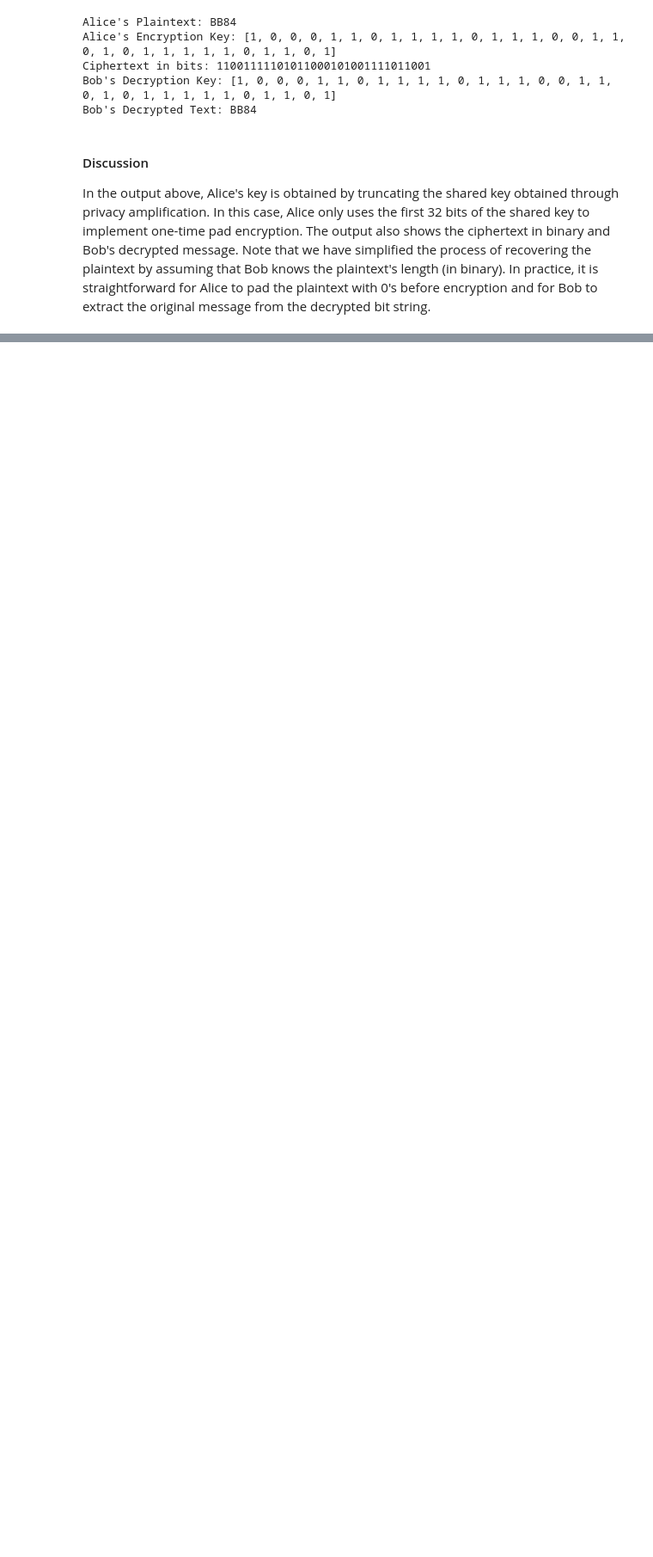
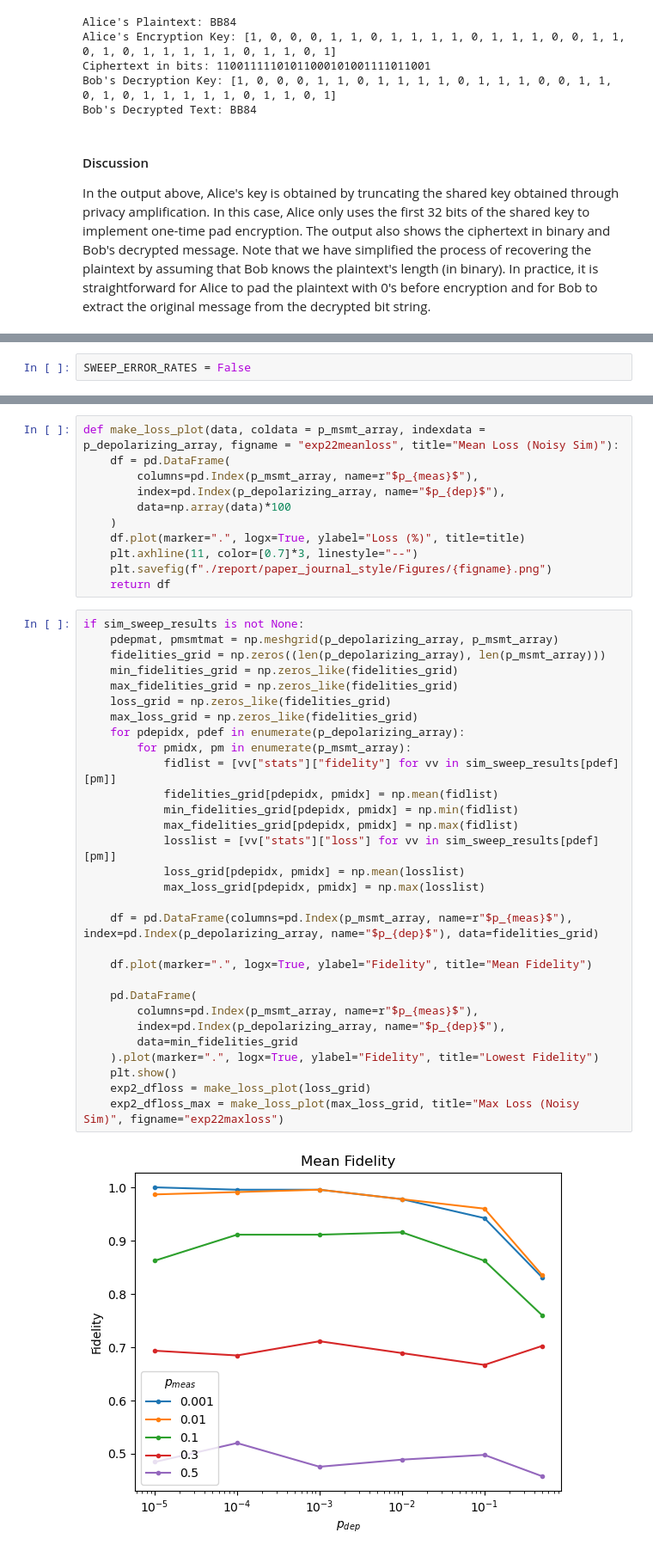
Before and after one commit to stm5340/EN.615.781.81.SP26_Final_Project, a Jupyter notebook: 615781_bb84_experiments.ipynb, the cells around one changed output, grey strips where cells are left out. Shown at 86% size. Cells and saved outputs as stored; diff of their text form; blank space fills up the shorter version.

Commit message:
Noise model sweeps

```diff
--- a/615781_bb84_experiments.ipynb
+++ b/615781_bb84_experiments.ipynb
@@ -1051,0 +1080,2 @@ In the output above, Alice's key is obtained by truncating the shared key obtain
+# %%
+SWEEP_ERROR_RATES = False
@@ -1051,0 +1110,43 @@ In the output above, Alice's key is obtained by truncating the shared key obtain
+# %%
+def make_loss_plot(data, coldata = p_msmt_array, indexdata = p_depolarizing_array, figname = "exp22meanloss", title="Mean Loss (Noisy Sim)"):
+    df = pd.DataFrame(
+        columns=pd.Index(p_msmt_array, name=r"$p_{meas}$"),
+        index=pd.Index(p_depolarizing_array, name="$p_{dep}$"),
+        data=np.array(data)*100
+    )
+    df.plot(marker=".", logx=True, ylabel="Loss (%)", title=title)
+    plt.axhline(11, color=[0.7]*3, linestyle="--")
+    plt.savefig(f"./report/paper_journal_style/Figures/{figname}.png")
+    return df
+# %%
+if sim_sweep_results is not None:
+    pdepmat, pmsmtmat = np.meshgrid(p_depolarizing_array, p_msmt_array)
+    fidelities_grid = np.zeros((len(p_depolarizing_array), len(p_msmt_array)))
+    min_fidelities_grid = np.zeros_like(fidelities_grid)
+    max_fidelities_grid = np.zeros_like(fidelities_grid)
+    loss_grid = np.zeros_like(fidelities_grid)
+    max_loss_grid = np.zeros_like(fidelities_grid)
+    for pdepidx, pdef in enumerate(p_depolarizing_array):
+        for pmidx, pm in enumerate(p_msmt_array):
+            fidlist = [vv["stats"]["fidelity"] for vv in sim_sweep_results[pdef][pm]]
+            fidelities_grid[pdepidx, pmidx] = np.mean(fidlist)
+            min_fidelities_grid[pdepidx, pmidx] = np.min(fidlist)
+            max_fidelities_grid[pdepidx, pmidx] = np.max(fidlist)
+            losslist = [vv["stats"]["loss"] for vv in sim_sweep_results[pdef][pm]]
+            loss_grid[pdepidx, pmidx] = np.mean(losslist)
+            max_loss_grid[pdepidx, pmidx] = np.max(losslist)
+
+    df = pd.DataFrame(columns=pd.Index(p_msmt_array, name=r"$p_{meas}$"), index=pd.Index(p_depolarizing_array, name="$p_{dep}$"), data=fidelities_grid)
+
+    df.plot(marker=".", logx=True, ylabel="Fidelity", title="Mean Fidelity")
+
+    pd.DataFrame(
+        columns=pd.Index(p_msmt_array, name=r"$p_{meas}$"),
+        index=pd.Index(p_depolarizing_array, name="$p_{dep}$"),
+        data=min_fidelities_grid
+    ).plot(marker=".", logx=True, ylabel="Fidelity", title="Lowest Fidelity")
+    plt.show()
+    exp2_dfloss = make_loss_plot(loss_grid)
+    exp2_dfloss_max = make_loss_plot(max_loss_grid, title="Max Loss (Noisy Sim)", figname="exp22maxloss")
+# %% [output]
+[figure, added]
```
Also changed, not shown: parts of 12 cells of this notebook.
